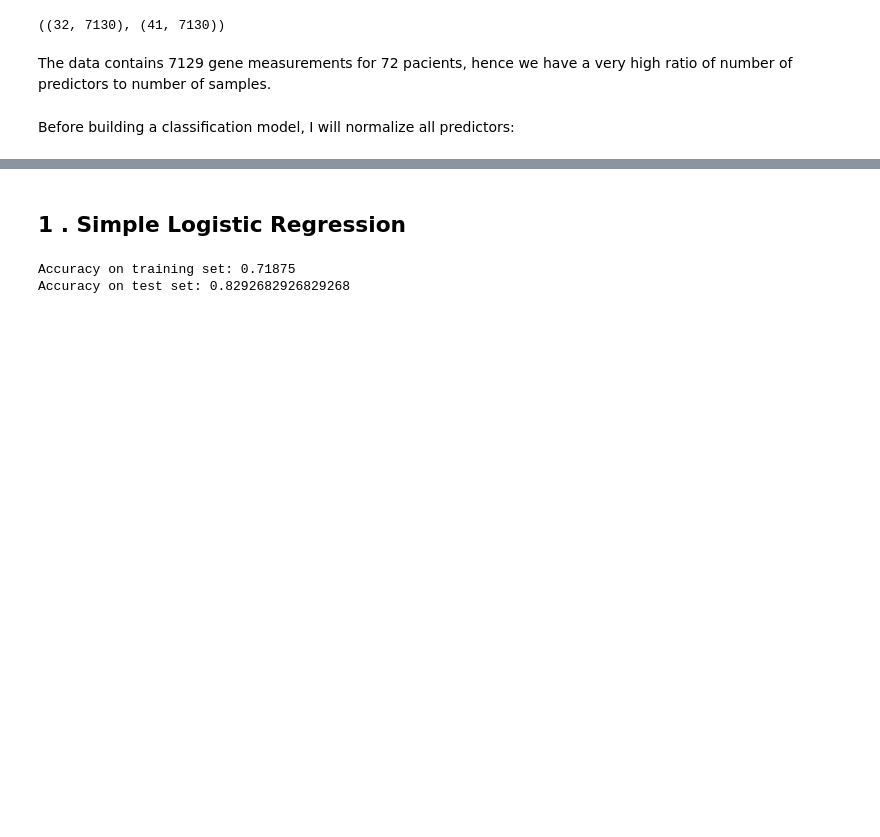
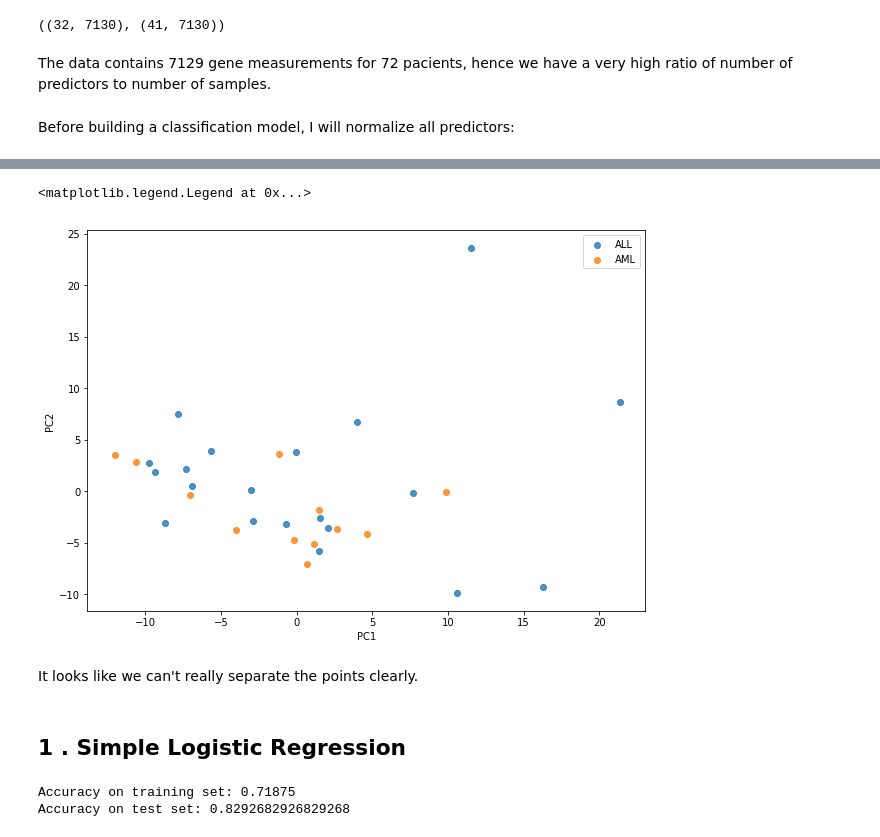
Before and after one commit to AtanasiuDemian/AtanasiuDemian.github.io, a Jupyter notebook: Notebooks/Leukemia.ipynb, the cells around one changed output, grey strips where cells are left out. Drawn from its saved outputs; the diff is of its cells as text; code cells hidden in the pictures; blank space fills up the shorter version.

```diff
--- a/Notebooks/Leukemia.ipynb
+++ b/Notebooks/Leukemia.ipynb
@@ -48,0 +51,9 @@ test = (test - test.min())/(test.max() - test.min())
+# %%
+# Compute the principal components
+pca = PCA(n_components=2)
+predictors = train.drop('Cancer_type', axis=1).columns
+data_train_pca = pca.fit_transform(train[predictors])
+dfpca=pd.DataFrame(dict(Cancer_type=train.Cancer_type))
+for i in range(data_train_pca.shape[1]):
+    dfpca['PC%d'%(i+1)]=data_train_pca[:,i]
+dfpca.head()
@@ -49,3 +67,17 @@ test = (test - test.min())/(test.max() - test.min())
+# %%
+labels = ['ALL', 'AML']
+fig, ax = plt.subplots(1,1,figsize=(10,7))
+for l in dfpca.Cancer_type.unique():
+    mask = dfpca.Cancer_type==l
+    ax.scatter(dfpca[mask]['PC1'], dfpca[mask]['PC2'], label=labels[int(l)], alpha=0.8)
+ax.set_xlabel('PC1')
+ax.set_ylabel('PC2')
+ax.legend(loc='best')
+# %% [output]
+<matplotlib.legend.Legend at 0x...>
+[figure, added]
+# %% [markdown]
+It looks like we can't really separate the points clearly.
 # %% [markdown]
 ## 1 . Simple Logistic Regression
 # %%
```
Also changed, not shown: parts of 10 cells of this notebook.
